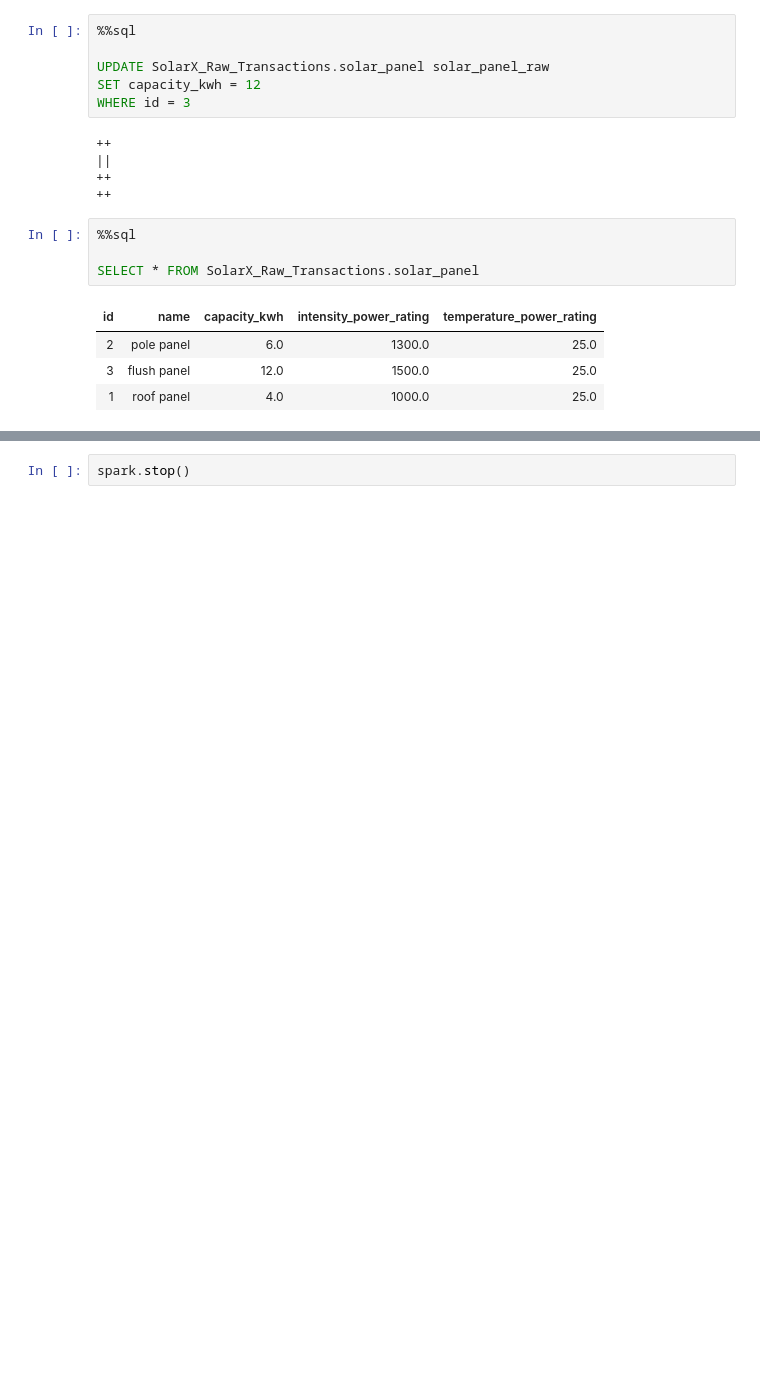
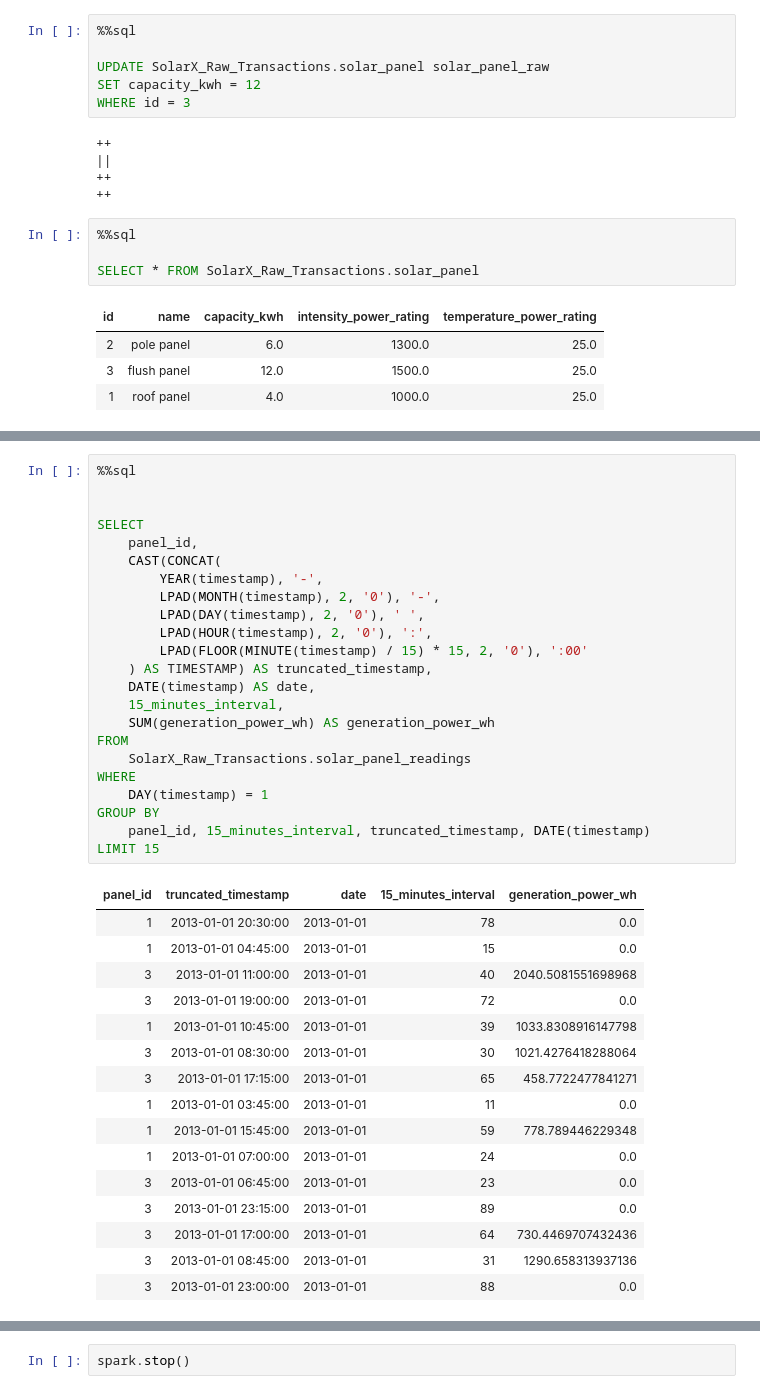
Before and after one commit to eslamdyab21/SolarX-Lakehouse, a Jupyter notebook: notebooks/wh_etl.ipynb, the cells around one changed output, grey strips where cells are left out. Drawn from its saved outputs; the diff is of its cells as text; blank space fills up the shorter version.

```diff
--- a/notebooks/wh_etl.ipynb
+++ b/notebooks/wh_etl.ipynb
@@ -905,0 +965,40 @@ SELECT * FROM SolarX_WH.dim_solar_panel
+# %%
+%%sql
+
+
+SELECT
+    panel_id,
+    CAST(CONCAT(
+        YEAR(timestamp), '-',
+        LPAD(MONTH(timestamp), 2, '0'), '-',
+        LPAD(DAY(timestamp), 2, '0'), ' ',
+        LPAD(HOUR(timestamp), 2, '0'), ':',
+        LPAD(FLOOR(MINUTE(timestamp) / 15) * 15, 2, '0'), ':00'
+    ) AS TIMESTAMP) AS truncated_timestamp,
+    DATE(timestamp) AS date,
+    15_minutes_interval,
+    SUM(generation_power_wh) AS generation_power_wh
+FROM
+    SolarX_Raw_Transactions.solar_panel_readings
+WHERE
+    DAY(timestamp) = 1
+GROUP BY
+    panel_id, 15_minutes_interval, truncated_timestamp, DATE(timestamp)
+LIMIT 15
+# %% [output]
+| panel_id | truncated_timestamp | date | 15_minutes_interval | generation_power_wh |
+| 1 | 2013-01-01 20:30:00 | 2013-01-01 | 78 | 0.0 |
+| 1 | 2013-01-01 04:45:00 | 2013-01-01 | 15 | 0.0 |
+| 3 | 2013-01-01 11:00:00 | 2013-01-01 | 40 | 2040.5081551698968 |
+| 3 | 2013-01-01 19:00:00 | 2013-01-01 | 72 | 0.0 |
+| 1 | 2013-01-01 10:45:00 | 2013-01-01 | 39 | 1033.8308916147798 |
+| 3 | 2013-01-01 08:30:00 | 2013-01-01 | 30 | 1021.4276418288064 |
+| 3 | 2013-01-01 17:15:00 | 2013-01-01 | 65 | 458.7722477841271 |
+| 1 | 2013-01-01 03:45:00 | 2013-01-01 | 11 | 0.0 |
+| 1 | 2013-01-01 15:45:00 | 2013-01-01 | 59 | 778.789446229348 |
+| 1 | 2013-01-01 07:00:00 | 2013-01-01 | 24 | 0.0 |
+| 3 | 2013-01-01 06:45:00 | 2013-01-01 | 23 | 0.0 |
+| 3 | 2013-01-01 23:15:00 | 2013-01-01 | 89 | 0.0 |
+| 3 | 2013-01-01 17:00:00 | 2013-01-01 | 64 | 730.4469707432436 |
+| 3 | 2013-01-01 08:45:00 | 2013-01-01 | 31 | 1290.658313937136 |
+| 3 | 2013-01-01 23:00:00 | 2013-01-01 | 88 | 0.0 |
```
Also changed, not shown: parts of 15 cells of this notebook.
